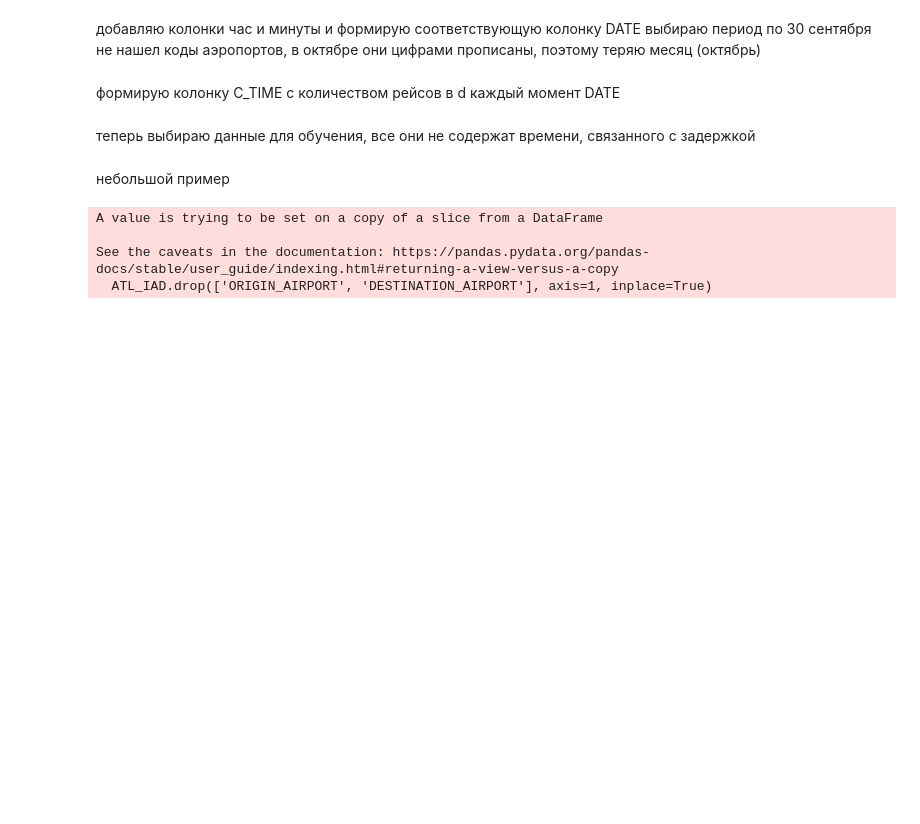
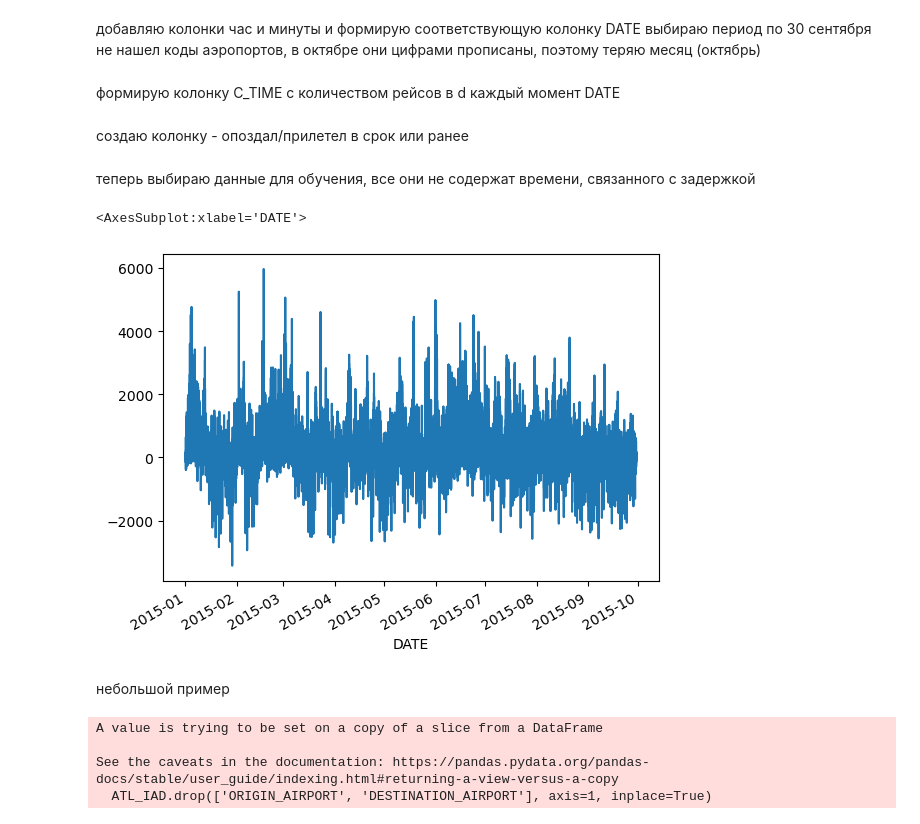
Before and after one commit to Andrewekb/study_for_github, a Jupyter notebook: ML/Total/random_forest.ipynb, the cells around one changed output. Drawn from its saved outputs; the diff is of its cells as text; code cells hidden in the pictures; blank space fills up the shorter version.

```diff
--- a/ML/Total/random_forest.ipynb
+++ b/ML/Total/random_forest.ipynb
@@ -34,6 +37,10 @@ c_time = flights.groupby('DATE').count().reset_index()
 c_time['C_TIME'] = c_time['MONTH']
 c_time = c_time[['DATE', 'C_TIME']]
 flights = flights.merge(c_time, how='left', left_on='DATE', right_on='DATE')
+# %% [markdown]
+создаю колонку - опоздал/прилетел в срок или ранее
+# %%
+flights['PROBABILITY'] = np.where(flights['DEPARTURE_DELAY']>0, 0, 1)
 # %% [markdown]
 теперь выбираю данные для обучения, все они не содержат времени, связанного с задержкой
 # %%
@@ -41,6 +48,12 @@ my_flight = flights[['DAY_OF_WEEK', 'HOUR', 'MINUTE',
        'ORIGIN_AIRPORT', 'DESTINATION_AIRPORT', 'SCHEDULED_TIME',
        'DATE', 'ARRIVAL_DELAY',
        'C_TIME', 'AIRLINE', 'FLIGHT_NUMBER', 'DISTANCE', 'TAIL_NUMBER' ]]
+# %%
+my_flight['DATE'].between('2015-01-01', '2015-09-30')
+my_flight.groupby('DATE')['ARRIVAL_DELAY'].sum().plot()
+# %% [output]
+<AxesSubplot:xlabel='DATE'>
+[figure, added]
 # %% [markdown]
 небольшой пример
 # %%
```
Also changed, not shown: parts of 8 cells of this notebook.
